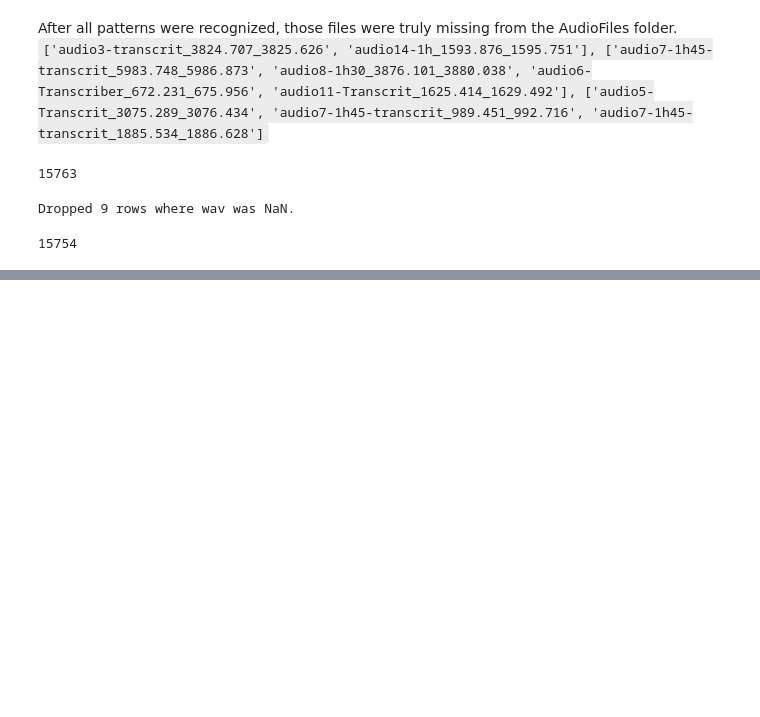
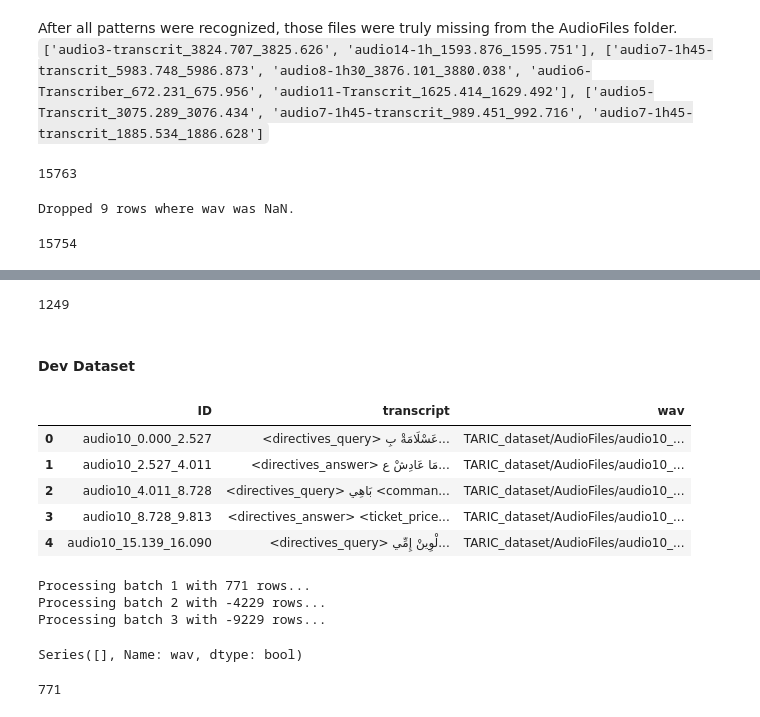
Before and after one commit to cyrineanene/ASR-on-Tunisian-Dialect, a Jupyter notebook: EDA.ipynb, the cells around one changed output, grey strips where cells are left out. Drawn from its saved outputs; the diff is of its cells as text; code cells hidden in the pictures; blank space fills up the shorter version.

```diff
--- a/EDA.ipynb
+++ b/EDA.ipynb
@@ -1915,0 +2049,4 @@ df_taric.to_csv('train_taric_with_audio.csv', index=False)
+# %%
+len(df_taric)
+# %% [output]
+1249
@@ -1915,0 +2055,15 @@ df_taric.to_csv('train_taric_with_audio.csv', index=False)
+# %% [markdown]
+#### Dev Dataset
+# %%
+df_taric = pd.read_csv('TARIC_dataset/Dev_TARIC_SLU.csv')
+# %%
+df_taric['wav'] = 'TARIC_dataset/AudioFiles/' + df_taric['ID'] + '.wav'
+# %%
+df_taric.head()
+# %% [output]
+|  | ID | transcript | wav |
+| 0 | audio10_0.000_2.527 | <directives_query> عَسْلَامَةْ بِ... | TARIC_dataset/AudioFiles/audio10_... |
+| 1 | audio10_2.527_4.011 | <directives_answer> مَا عَادِشْ ع... | TARIC_dataset/AudioFiles/audio10_... |
+| 2 | audio10_4.011_8.728 | <directives_query> بَاهِي <comman... | TARIC_dataset/AudioFiles/audio10_... |
+| 3 | audio10_8.728_9.813 | <directives_answer> <ticket_price... | TARIC_dataset/AudioFiles/audio10_... |
+| 4 | audio10_15.139_16.090 | <directives_query> لْوِينْ إِمِّي... | TARIC_dataset/AudioFiles/audio10_... |
@@ -1915,0 +2103,33 @@ df_taric.to_csv('train_taric_with_audio.csv', index=False)
+# %%
+batch_size = 5000
+audio_folder = "TARIC_dataset/AudioFiles/"
+
+batches = [
+    (0, batch_size, "batch 1"),
+    (batch_size, 2 * batch_size, "batch 2"),
+    (2 * batch_size, len(df_taric), "batch 3")
+]
+
+for start, end, batch_name in batches:
+    print(f"Processing {batch_name} with {min(end, len(df_taric)) - start} rows...")
+
+    df_taric.loc[start:end-1, 'wav'] = df_taric.iloc[start:end]['ID'].apply(lambda x: find_audio_file(x, audio_folder))
+
+
+    missing_files = df_taric.iloc[start:end][df_taric.iloc[start:end]['wav'].isna()]
+    if not missing_files.empty:
+        print('======== Missing Files Report ========')
+        print(f"Warning: {len(missing_files)} audio files not found in {batch_name} for IDs: ")
+        print(missing_files['ID'].tolist())
+# %% [output]
+Processing batch 1 with 771 rows...
+Processing batch 2 with -4229 rows...
+Processing batch 3 with -9229 rows...
+# %%
+df_taric.iloc[start:end]['wav'].isna()
+# %% [output]
+Series([], Name: wav, dtype: bool)
+# %%
+len(df_taric)
+# %% [output]
+771
```
Also changed, not shown: parts of 15 cells of this notebook.
